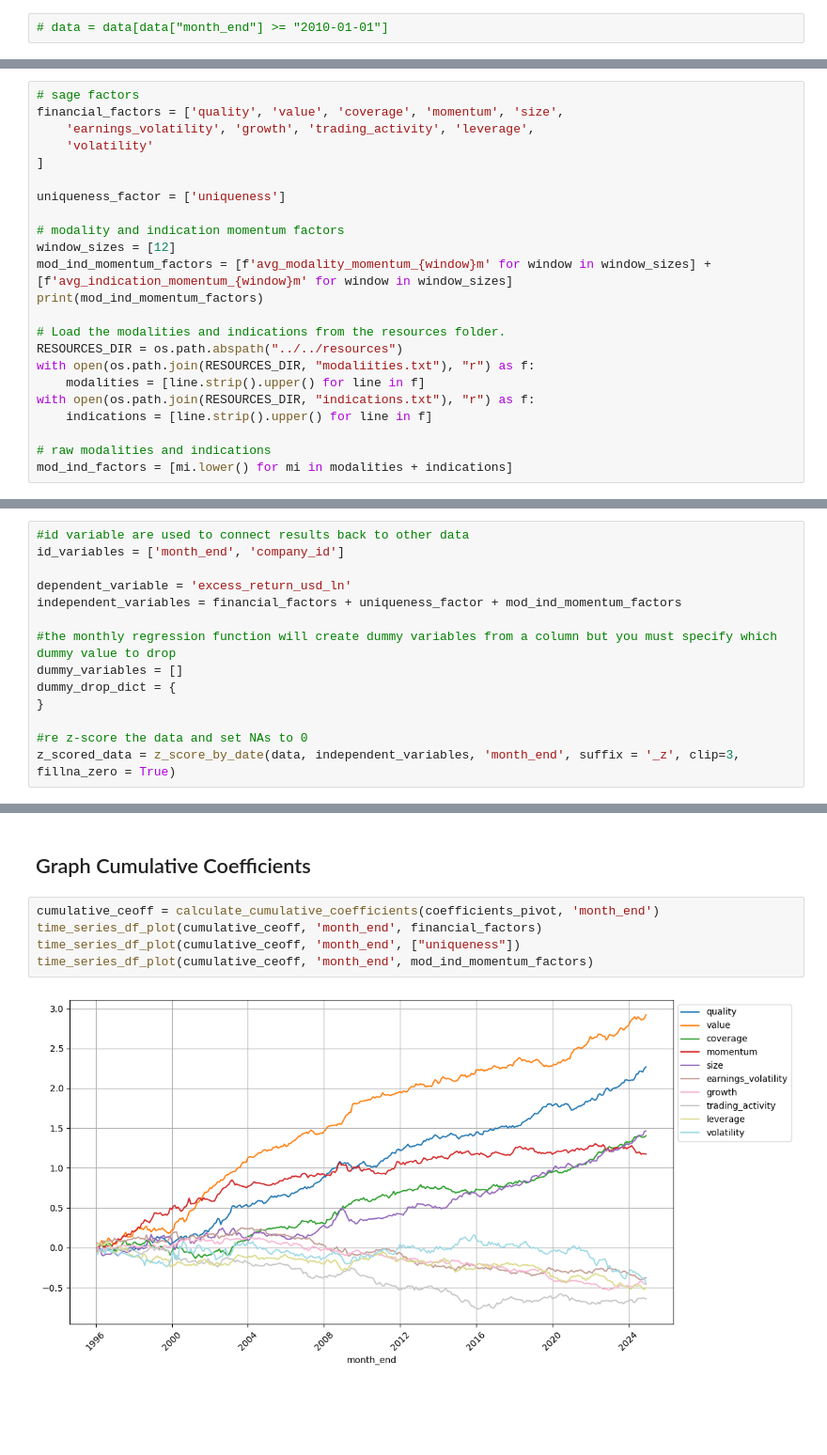
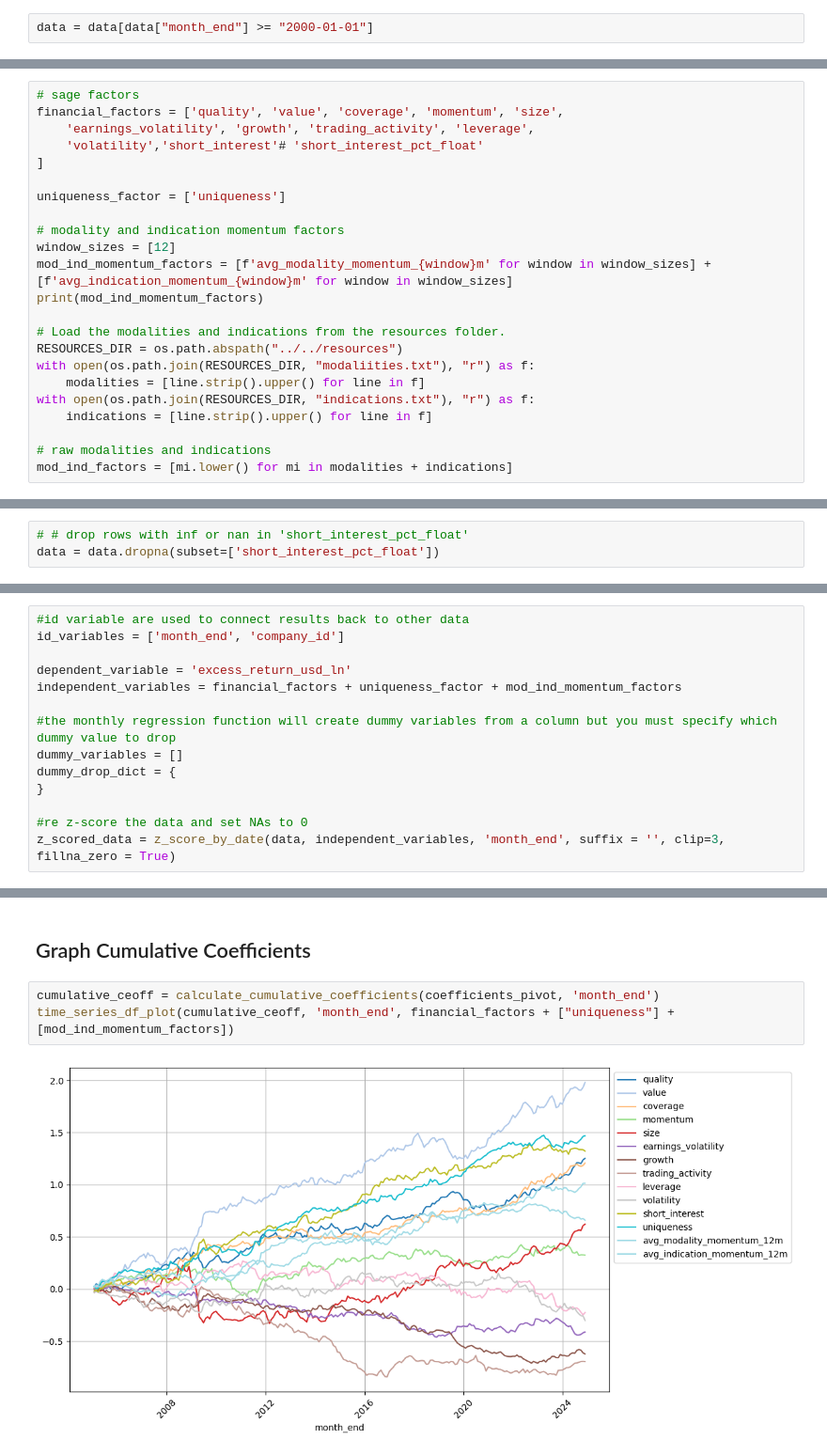
Before and after one commit to alberttangalbert/biotech-research, a Jupyter notebook: notebooks/data_analyses/regression.ipynb, the cells around one changed output, grey strips where cells are left out. Shown: that part at 94% size. Saved outputs shown, nothing was run; the diff lists cells and outputs as text; blank space fills up the shorter version.

```diff
--- a/notebooks/data_analyses/regression.ipynb
+++ b/notebooks/data_analyses/regression.ipynb
@@ -52,14 +52,14 @@ assert(data.shape == (101601, 27))
 # %% [markdown]
 ## Restrict Historical Date Range
 # %%
-# data = data[data["month_end"] >= "2010-01-01"]
+data = data[data["month_end"] >= "2000-01-01"]
 # %% [markdown]
 ## Define Factors
 # %%
 # sage factors
 financial_factors = ['quality', 'value', 'coverage', 'momentum', 'size',
     'earnings_volatility', 'growth', 'trading_activity', 'leverage',
-    'volatility'
+    'volatility','short_interest'# 'short_interest_pct_float'
 ]
 
 uniqueness_factor = ['uniqueness']
@@ -83,3 +85,6 @@ mod_ind_factors = [mi.lower() for mi in modalities + indications]
+# %%
+# # drop rows with inf or nan in 'short_interest_pct_float'
+data = data.dropna(subset=['short_interest_pct_float'])
 # %% [markdown]
 ## Z-score Data
 # %%
@@ -95,7 +100,7 @@ dummy_drop_dict = {
 }
 
 #re z-score the data and set NAs to 0
-z_scored_data = z_score_by_date(data, independent_variables, 'month_end', suffix = '_z', clip=3, fillna_zero = True)
+z_scored_data = z_score_by_date(data, independent_variables, 'month_end', suffix = '', clip=3, fillna_zero = True)
 # %% [markdown]
 ## Run Regression
 # %%
@@ -149,8 +154,6 @@ print(summary.to_markdown(index=False))
 ## Graph Cumulative Coefficients
 # %%
 cumulative_ceoff = calculate_cumulative_coefficients(coefficients_pivot, 'month_end')
-time_series_df_plot(cumulative_ceoff, 'month_end', financial_factors)
-time_series_df_plot(cumulative_ceoff, 'month_end', ["uniqueness"])
-time_series_df_plot(cumulative_ceoff, 'month_end', mod_ind_momentum_factors)
+time_series_df_plot(cumulative_ceoff, 'month_end', financial_factors + ["uniqueness"] + [mod_ind_momentum_factors])
 # %% [output]
-[figure, old version]
+[figure, new version]
```
Also changed, not shown: parts of 17 cells of this notebook, 5 other files.
